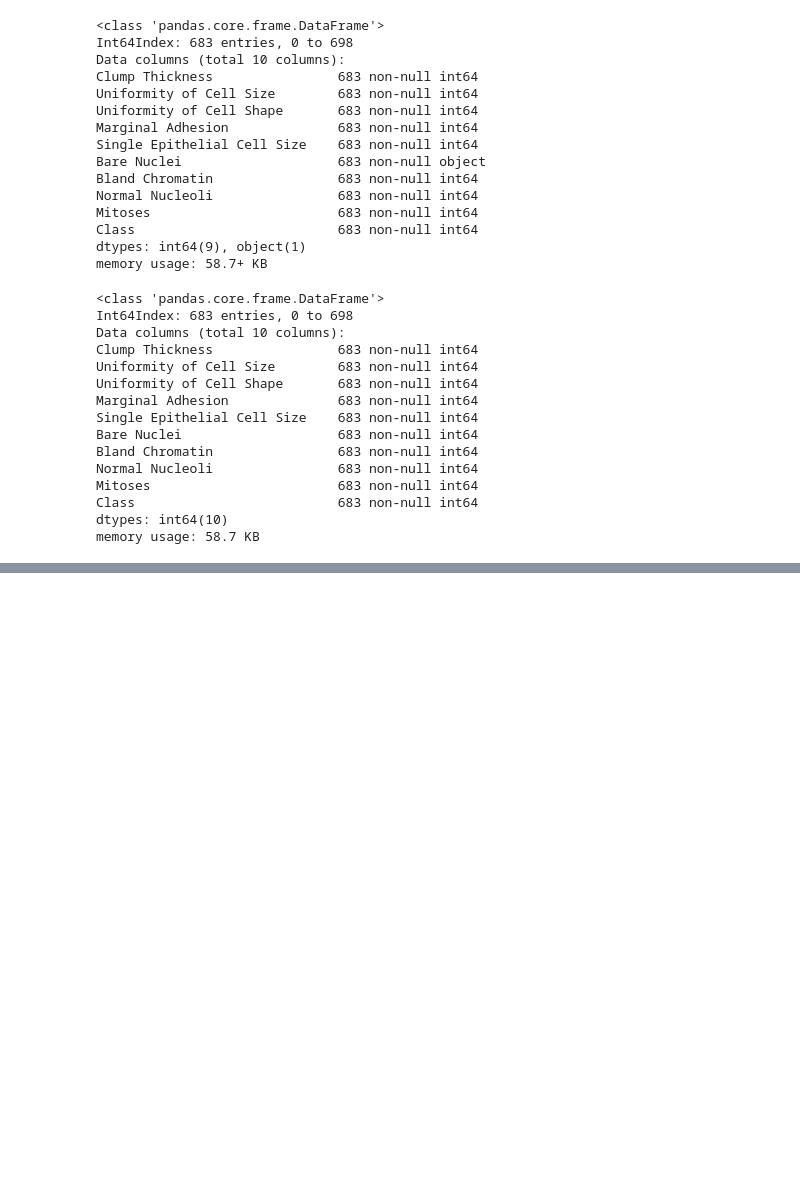
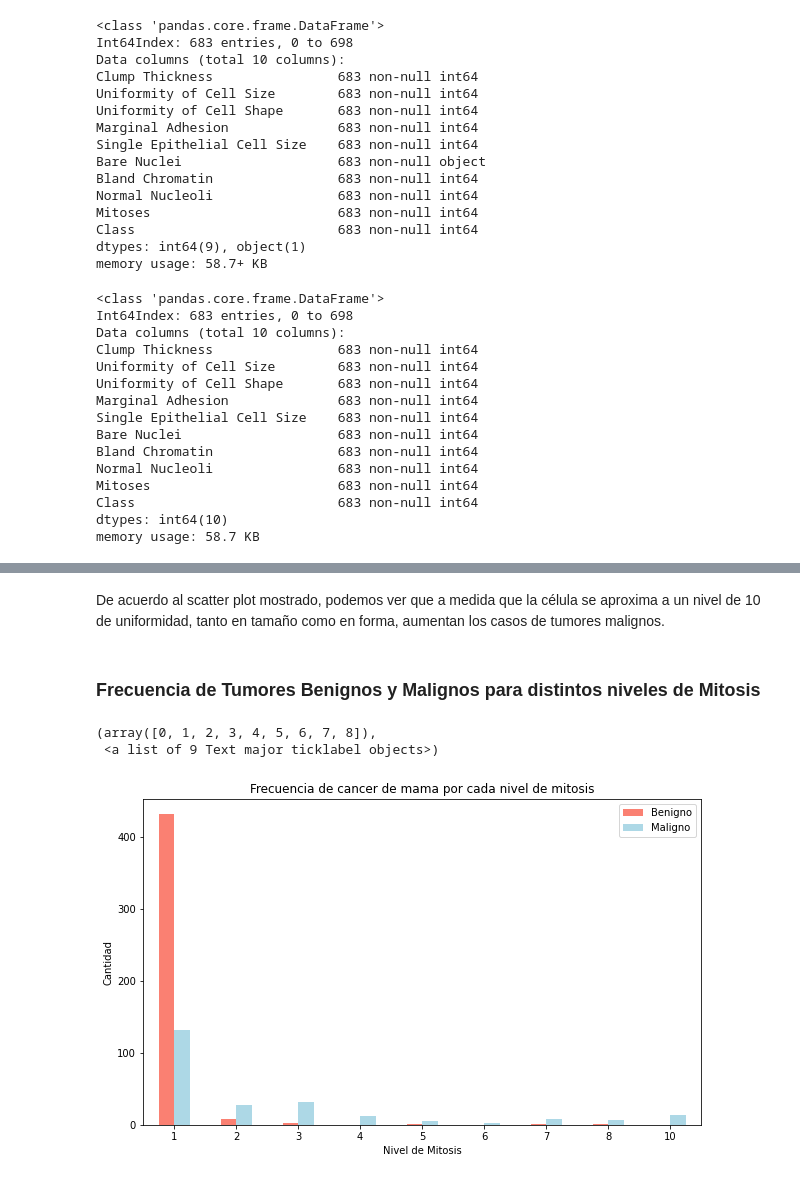
Before and after one commit to JosephBaquerizo/breast_cancer_Wisconsin-classification, a Jupyter notebook: breast_cancer_Wisconsin.ipynb, the cells around one changed output, grey strips where cells are left out. Drawn from its saved outputs; the diff is of its cells as text; code cells hidden in the pictures; blank space fills up the shorter version.

```diff
--- a/breast_cancer_Wisconsin.ipynb
+++ b/breast_cancer_Wisconsin.ipynb
@@ -204,0 +229,18 @@ memory usage: 58.7 KB
+# %% [markdown]
+De acuerdo al scatter plot mostrado, podemos ver que a medida que la célula se aproxima a un nivel de 10 de uniformidad, tanto en tamaño como en forma, aumentan los casos de tumores malignos.
+# %% [markdown]
+### Frecuencia de Tumores Benignos y Malignos para distintos niveles de Mitosis
+# %%
+pd.crosstab(df['Mitoses'], df['Class']).plot(kind='bar',
+                                             figsize=(10,6),
+                                             color=['salmon', 'lightblue'])
+
+plt.title('Frecuencia de cancer de mama por cada nivel de mitosis')
+plt.xlabel('Nivel de Mitosis')
+plt.ylabel('Cantidad')
+plt.legend(['Benigno', 'Maligno'])
+plt.xticks(rotation=0)
+# %% [output]
+(array([0, 1, 2, 3, 4, 5, 6, 7, 8]),
+ <a list of 9 Text major ticklabel objects>)
+[figure, added]
```
Also changed, not shown: parts of 48 cells of this notebook.
